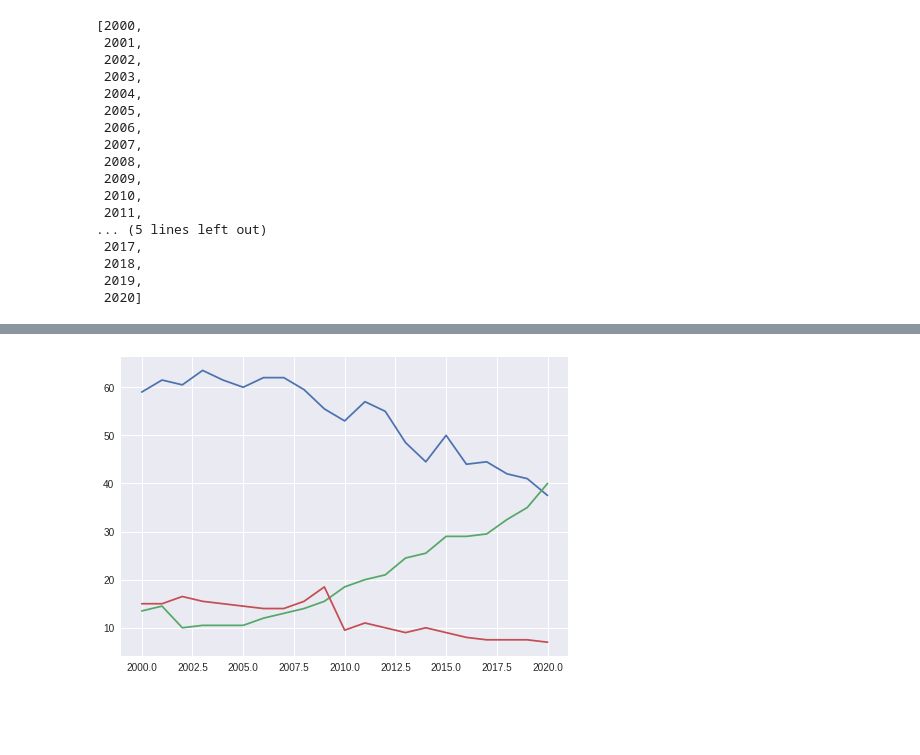
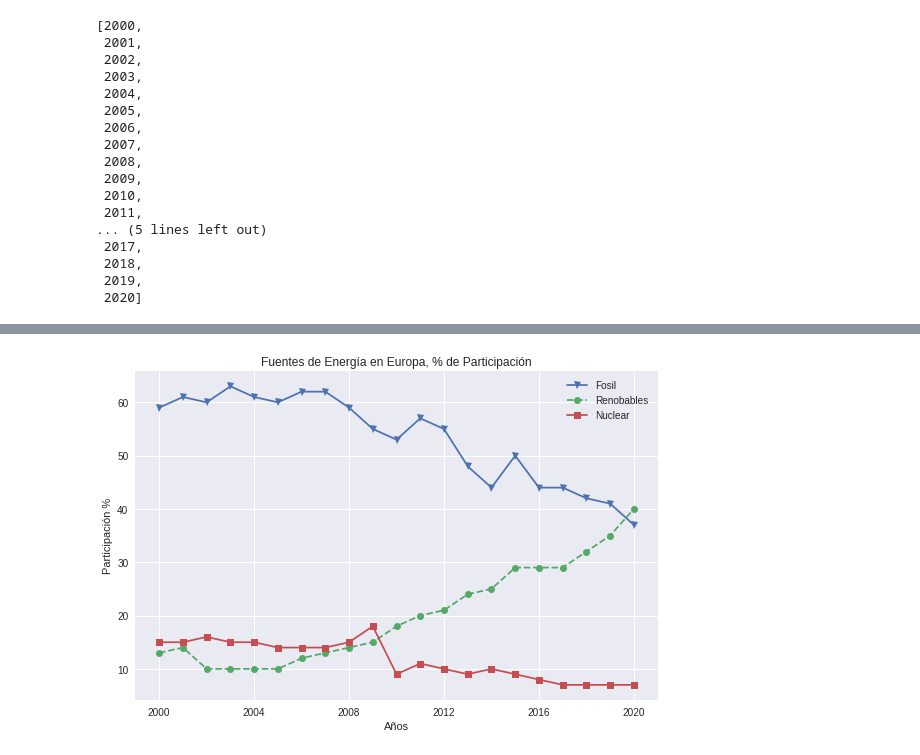
Before and after one commit to victorjms/visualizacion_de_datos, a Jupyter notebook: Visualizacion_de_datos.ipynb, the cells around one changed output, grey strips where cells are left out. Saved outputs shown, nothing was run; the diff lists cells and outputs as text; code cells hidden in the pictures; blank space fills up the shorter version.

```diff
--- a/Visualizacion_de_datos.ipynb
+++ b/Visualizacion_de_datos.ipynb
@@ -318,19 +307,33 @@ plt.legend(loc='center left')
-# %%
-# Se cre la figura y los ejes con plt.subplots
-fig, ax = plt.subplots()
-
-
-
-# Plot MLY-PRCP-NORMAL from seattle_weather against the MONTH
-ax.plot(fossil_tiempo, fossil_share)
-
-# Plot MLY-PRCP-NORMAL from austin_weather against MONTH
-ax.plot(renewable_tiempo , renewable_share)
-
-# Plot MLY-PRCP-NORMAL from austin_weather against MONTH
-ax.plot(nuclear_tiempo , nuclear_share)
-
-# Call the show function
-plt.show()
-# %% [output]
-[figure, removed]
+# %%
+# Se cre la figura y los ejes con plt.subplots
+fig, ax = plt.subplots()
+# Grafico de fuentes fósiles
+ax.plot(fos_tiempo, fos_share, marker="v", label='Fosil')
+
+# Gráfico de fuentes renovables
+ax.plot(ren_tiempo , ren_share, "--", marker="o", label='Renobables')
+
+# Gráfico de energía nuclear
+ax.plot(nuc_tiempo , nuc_share, marker="s", label='Nuclear')
+
+# me tomó mucho tiempo encontrar la manera de manipular los labels del eje "x"
+ticks = ax.set_xticks([2000, 2004, 2008, 2012, 2016, 2020])
+labels = ax.set_xticklabels(['2000', '2004', '2008', '2012', '2016', '2020'])
+
+# Ubicación de la leyenda
+ax.legend(loc='best')
+
+# establece el título
+ax.set_title("Fuentes de Energía en Europa, % de Participación")
+
+# establece el nombre en los ejes x e y
+ax.set_xlabel("Años")
+ax.set_ylabel("Participación %")
+
+# Graficamos la imagen final
+plt.show()
+
+# Guardamos la imagen en un archivo .png
+fig.savefig('energia_ue1.png', dpi=300)
+# %% [output]
+[figure, added]
```
Also changed, not shown: parts of 10 cells of this notebook.
